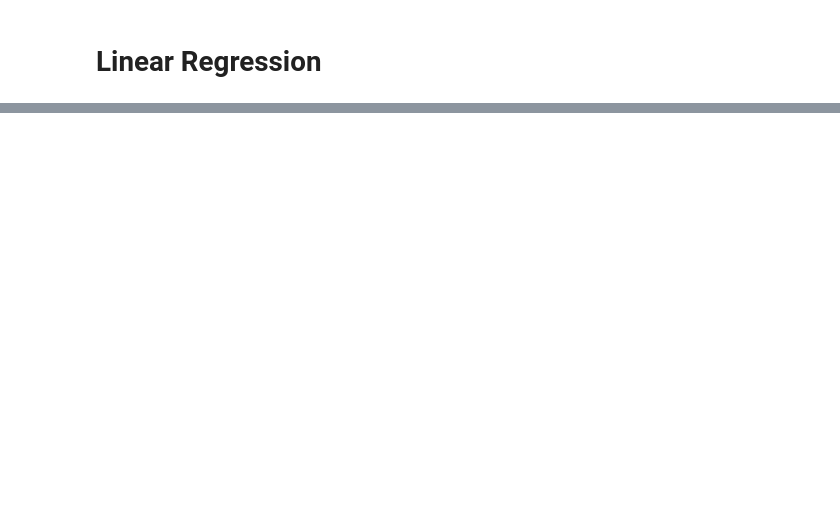
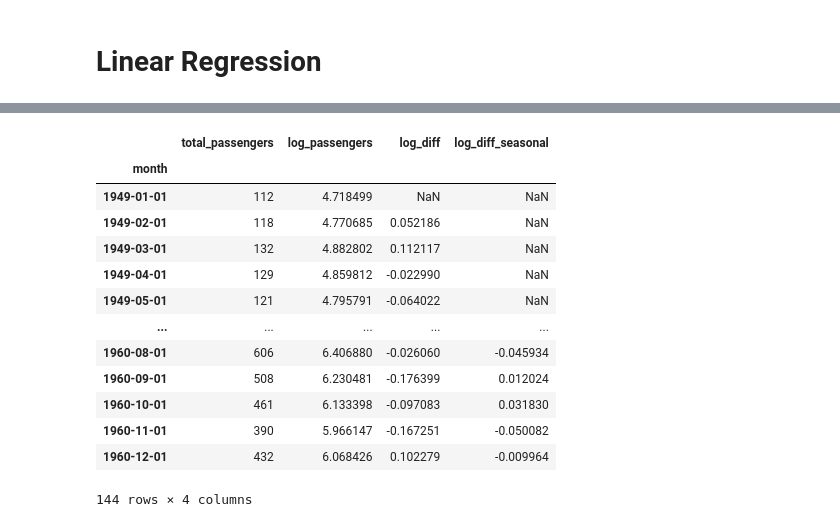
Before and after one commit to G-Gakii/air_passengers_prediction, a Jupyter notebook: notebook/02_linear_regression.ipynb, the cells around one changed output, grey strips where cells are left out. Drawn from its saved outputs; the diff is of its cells as text; code cells hidden in the pictures; blank space fills up the shorter version.

```diff
--- a/notebook/02_linear_regression.ipynb
+++ b/notebook/02_linear_regression.ipynb
@@ -27,0 +35,25 @@ df
+# %%
+# Make the time series stable
+# log transform to stabilize variance
+df["log_passengers"]=np.log(df["total_passengers"])
+
+
+# differencing to remove trend and seasonality
+df["log_diff"]=df["log_passengers"].diff()
+df["log_diff_seasonal"]=df["log_passengers"].diff().diff(12)
+df
+# %% [output]
+|  | total_passengers | log_passengers | log_diff | log_diff_seasonal |
+| month |  |  |  |  |
+| 1949-01-01 | 112 | 4.718499 | NaN | NaN |
+| 1949-02-01 | 118 | 4.770685 | 0.052186 | NaN |
+| 1949-03-01 | 132 | 4.882802 | 0.112117 | NaN |
+| 1949-04-01 | 129 | 4.859812 | -0.022990 | NaN |
+| 1949-05-01 | 121 | 4.795791 | -0.064022 | NaN |
+| ... | ... | ... | ... | ... |
+| 1960-08-01 | 606 | 6.406880 | -0.026060 | -0.045934 |
+| 1960-09-01 | 508 | 6.230481 | -0.176399 | 0.012024 |
+| 1960-10-01 | 461 | 6.133398 | -0.097083 | 0.031830 |
+| 1960-11-01 | 390 | 5.966147 | -0.167251 | -0.050082 |
+| 1960-12-01 | 432 | 6.068426 | 0.102279 | -0.009964 |
+144 rows × 4 columns
```
Also changed, not shown: parts of 11 cells of this notebook.
